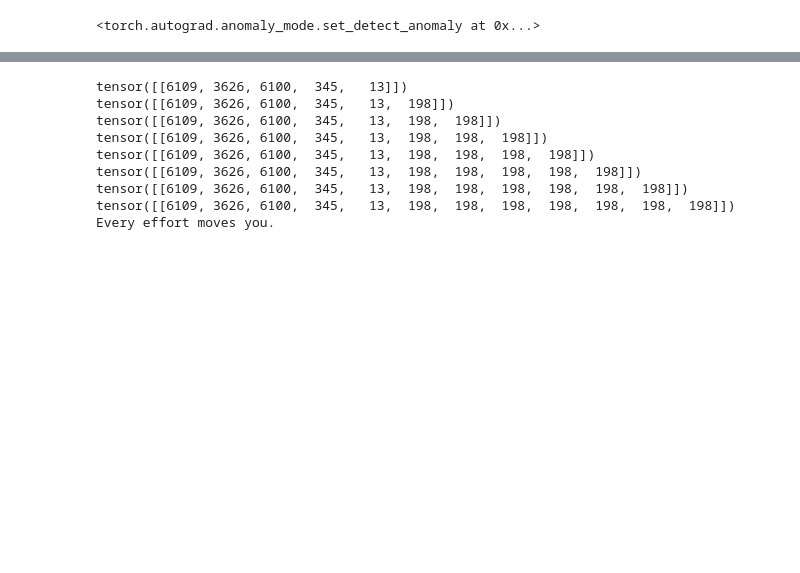
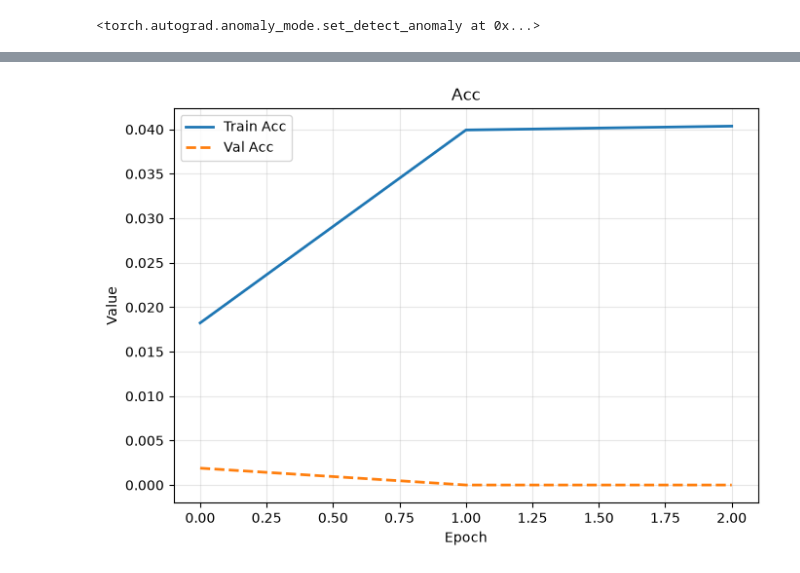
Before and after one commit to nikhild791/llm-evolution, a Jupyter notebook: main.ipynb, the cells around one changed output, grey strips where cells are left out. Cells and saved outputs as stored; diff of their text form; code cells hidden in the pictures; blank space fills up the shorter version.

```diff
--- a/main.ipynb
+++ b/main.ipynb
@@ -74,3 +78,6 @@ tensor([[   40,   367,  2885,  1464,  1807,  3619,   402,   271, 10899,  2138,
         [ 5975,   284,   502,   284,  3285,   326,    11,   287,   262,  6001,
            286,   465, 13476,    11,   339,   550,  5710,   465, 12036,    11,
           6405,   257,  5527, 27075]])
+# %%
+device = "cuda" if torch.cuda.is_available() else "cpu"
+print(device)
@@ -77,3 +86,3 @@ tensor([[   40,   367,  2885,  1464,  1807,  3619,   402,   271, 10899,  2138,
 # %%
-model = GPT(GPT2_SMALL)
+model = GPT(GPT2_SMALL).to(device)
 # %%
@@ -119,5 +112,5 @@ torch.autograd.set_detect_anomaly(True)
 from evaluation.metrics import Metrics
 metrics = Metrics()
 # %%
-train_simple_model(epoch,model,metrics,train_dataloader,loss,optimizer,val_dataloader)
+train_simple_model(epoch,model,device,metrics,tokenizer,train_dataloader,cross_entropy_loss,optimizer,val_dataloader)
 # %% [output]
@@ -132,34 +133,4 @@ tokenizer = tiktoken.get_encoding("gpt2")
-# %%
-def generate_sample_text(model, tokenizer, text, max_new_tokens):
-    model.eval()
-
-    tokens = torch.tensor([tokenizer.encode(text)])
-
-    with torch.no_grad():
-        for _ in range(max_new_tokens):
-
-            logits = model(tokens)
-
-            next_token = torch.argmax(
-                logits[:, -1, :],
-                dim=-1,
-                keepdim=True
-            )
-
-            tokens = torch.cat(
-                [tokens, next_token],
-                dim=1
-            )
-
-    print(tokenizer.decode(tokens[0].tolist()))
-generate_sample_text(model, tokenizer,"Every effort moves you",8)
-# %% [output]
-tensor([[6109, 3626, 6100,  345,   13]])
-tensor([[6109, 3626, 6100,  345,   13,  198]])
-tensor([[6109, 3626, 6100,  345,   13,  198,  198]])
-tensor([[6109, 3626, 6100,  345,   13,  198,  198,  198]])
-tensor([[6109, 3626, 6100,  345,   13,  198,  198,  198,  198]])
-tensor([[6109, 3626, 6100,  345,   13,  198,  198,  198,  198,  198]])
-tensor([[6109, 3626, 6100,  345,   13,  198,  198,  198,  198,  198,  198]])
-tensor([[6109, 3626, 6100,  345,   13,  198,  198,  198,  198,  198,  198,  198]])
-Every effort moves you.
+# %%
+metrics.plot("train_acc", "val_acc")
+# %% [output]
+[figure, added]
```
Also changed, not shown: parts of 10 cells of this notebook, 3 other files.
